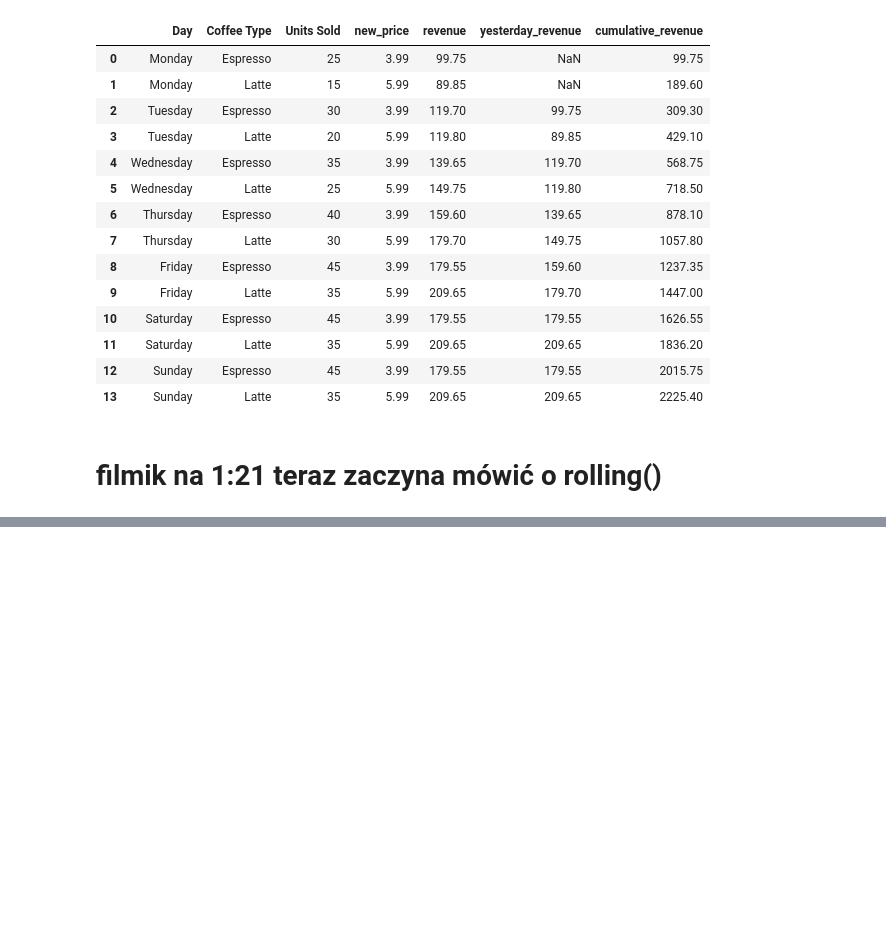
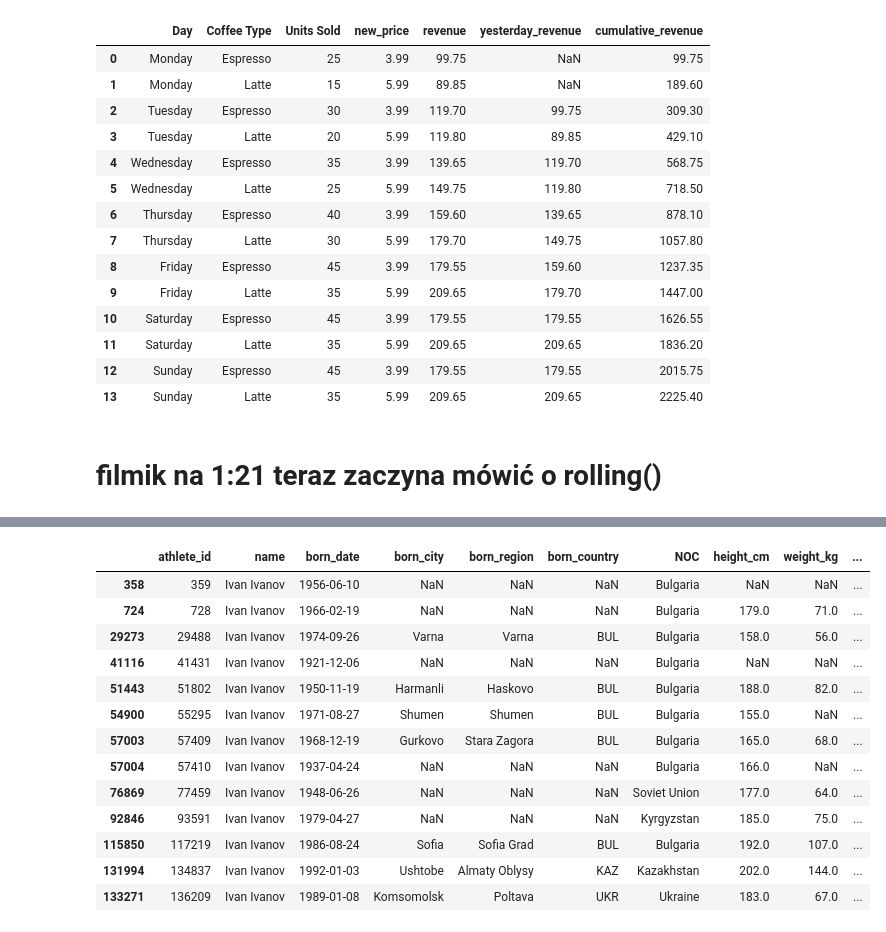
Before and after one commit to AleksandraJuras2000/Practice_Python, a Jupyter notebook: zad1.ipynb, the cells around one changed output, grey strips where cells are left out. Saved outputs shown, nothing was run; the diff lists cells and outputs as text; code cells hidden in the pictures; blank space fills up the shorter version.

```diff
--- a/zad1.ipynb
+++ b/zad1.ipynb
@@ -1827,0 +1838,2 @@ coffee
+# %%
+bios['born_date']  = pd.to_datetime(bios['born_date'])
@@ -1827,0 +1872,4 @@ coffee
+# %%
+bios['born_x'] = pd.to_datetime(bios['born_date'])
+# %%
+bios['month'] = bios['born_x'].dt.month
@@ -1827,0 +1909,18 @@ coffee
+# %%
+## to teraz zerkniemy na tyc ivanów
+bios.query('name == "Ivan Ivanov"')
+# %% [output]
+|  | athlete_id | name | born_date | born_city | born_region | born_country | NOC | height_cm | weight_kg | ... |
+| 358 | 359 | Ivan Ivanov | 1956-06-10 | NaN | NaN | NaN | Bulgaria | NaN | NaN | ... |
+| 724 | 728 | Ivan Ivanov | 1966-02-19 | NaN | NaN | NaN | Bulgaria | 179.0 | 71.0 | ... |
+| 29273 | 29488 | Ivan Ivanov | 1974-09-26 | Varna | Varna | BUL | Bulgaria | 158.0 | 56.0 | ... |
+| 41116 | 41431 | Ivan Ivanov | 1921-12-06 | NaN | NaN | NaN | Bulgaria | NaN | NaN | ... |
+| 51443 | 51802 | Ivan Ivanov | 1950-11-19 | Harmanli | Haskovo | BUL | Bulgaria | 188.0 | 82.0 | ... |
+| 54900 | 55295 | Ivan Ivanov | 1971-08-27 | Shumen | Shumen | BUL | Bulgaria | 155.0 | NaN | ... |
+| 57003 | 57409 | Ivan Ivanov | 1968-12-19 | Gurkovo | Stara Zagora | BUL | Bulgaria | 165.0 | 68.0 | ... |
+| 57004 | 57410 | Ivan Ivanov | 1937-04-24 | NaN | NaN | NaN | Bulgaria | 166.0 | NaN | ... |
+| 76869 | 77459 | Ivan Ivanov | 1948-06-26 | NaN | NaN | NaN | Soviet Union | 177.0 | 64.0 | ... |
+| 92846 | 93591 | Ivan Ivanov | 1979-04-27 | NaN | NaN | NaN | Kyrgyzstan | 185.0 | 75.0 | ... |
+| 115850 | 117219 | Ivan Ivanov | 1986-08-24 | Sofia | Sofia Grad | BUL | Bulgaria | 192.0 | 107.0 | ... |
+| 131994 | 134837 | Ivan Ivanov | 1992-01-03 | Ushtobe | Almaty Oblysy | KAZ | Kazakhstan | 202.0 | 144.0 | ... |
+| 133271 | 136209 | Ivan Ivanov | 1989-01-08 | Komsomolsk | Poltava | UKR | Ukraine | 183.0 | 67.0 | ... |
```
Also changed, not shown: parts of 10 cells of this notebook.
